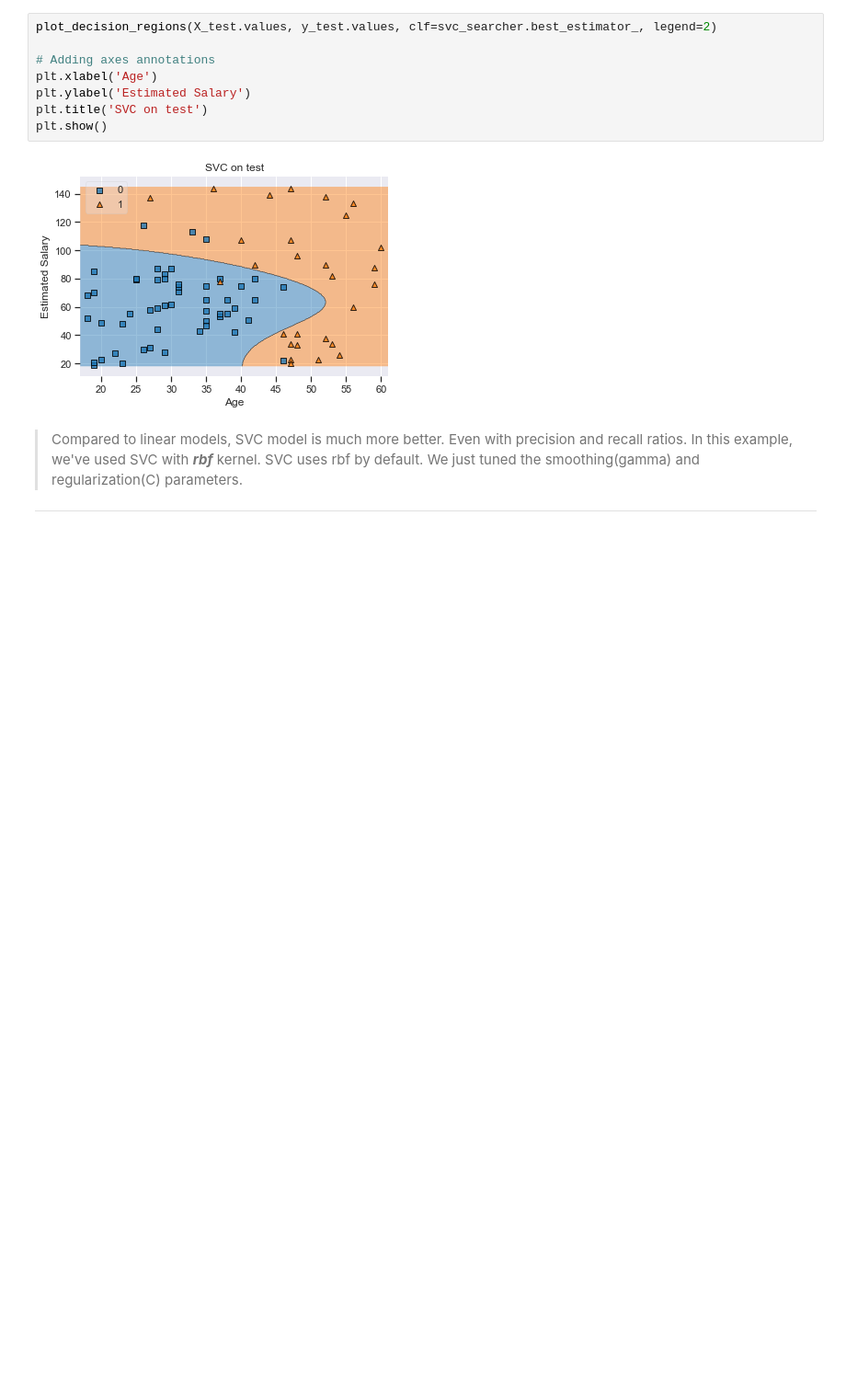
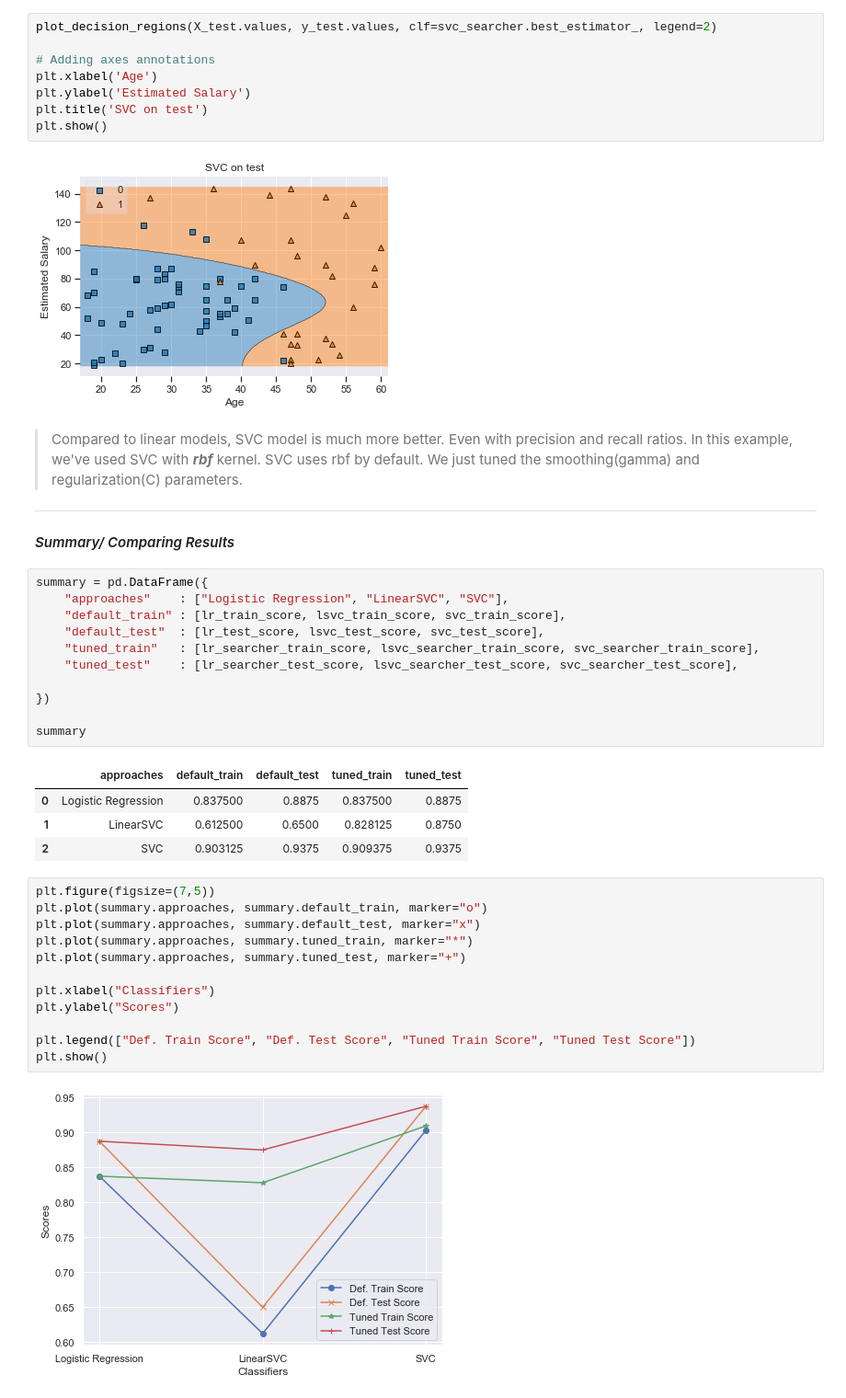
Before and after one commit to kageroZa6155/datacamp_tutorials, a Jupyter notebook: linear-classifiers/linear_classifiers.ipynb, the cells around one changed output. Shown at 92% size. Cells and saved outputs as stored; diff of their text form; blank space fills up the shorter version.

Commit message:
Classifier Comparison Added

```diff
--- a/linear-classifiers/linear_classifiers.ipynb
+++ b/linear-classifiers/linear_classifiers.ipynb
@@ -314,3 +314,35 @@ plt.show()
 # %% [markdown]
 > Compared to linear models, SVC model is much more better. Even with precision and recall ratios. In this example, we've used SVC with ***rbf*** kernel. SVC uses rbf by default. We just tuned the smoothing(gamma) and regularization(C) parameters.
 ***
+
+#### *Summary/ Comparing Results*
+# %%
+summary = pd.DataFrame({
+    "approaches"    : ["Logistic Regression", "LinearSVC", "SVC"],
+    "default_train" : [lr_train_score, lsvc_train_score, svc_train_score],
+    "default_test"  : [lr_test_score, lsvc_test_score, svc_test_score],
+    "tuned_train"   : [lr_searcher_train_score, lsvc_searcher_train_score, svc_searcher_train_score],
+    "tuned_test"    : [lr_searcher_test_score, lsvc_searcher_test_score, svc_searcher_test_score],
+
+})
+
+summary
+# %% [output]
+|  | approaches | default_train | default_test | tuned_train | tuned_test |
+| 0 | Logistic Regression | 0.837500 | 0.8875 | 0.837500 | 0.8875 |
+| 1 | LinearSVC | 0.612500 | 0.6500 | 0.828125 | 0.8750 |
+| 2 | SVC | 0.903125 | 0.9375 | 0.909375 | 0.9375 |
+# %%
+plt.figure(figsize=(7,5))
+plt.plot(summary.approaches, summary.default_train, marker="o")
+plt.plot(summary.approaches, summary.default_test, marker="x")
+plt.plot(summary.approaches, summary.tuned_train, marker="*")
+plt.plot(summary.approaches, summary.tuned_test, marker="+")
+
+plt.xlabel("Classifiers")
+plt.ylabel("Scores")
+
+plt.legend(["Def. Train Score", "Def. Test Score", "Tuned Train Score", "Tuned Test Score"])
+plt.show()
+# %% [output]
+[figure, added]
```
Also changed, not shown: parts of 1 cell of this notebook.
